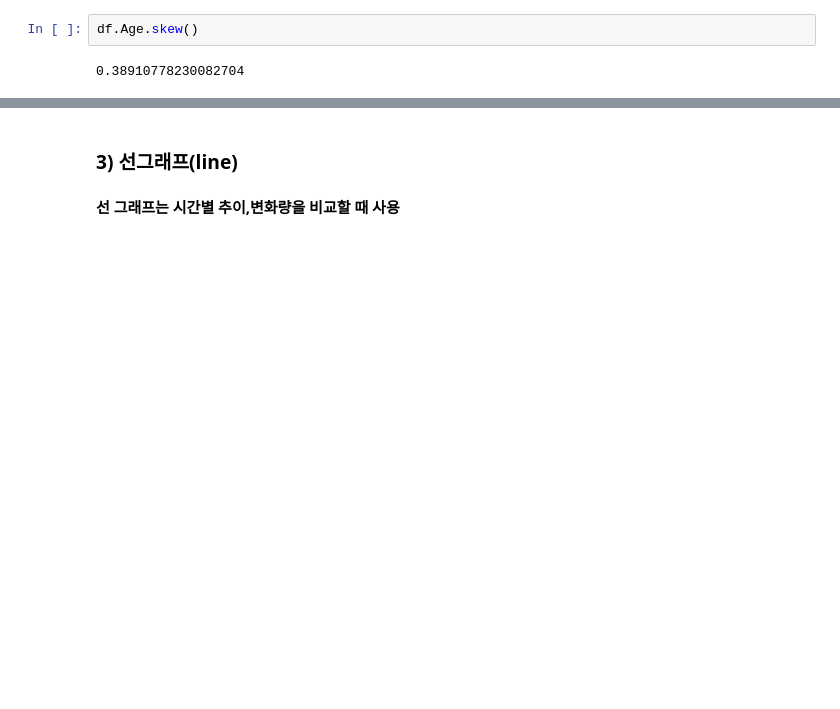
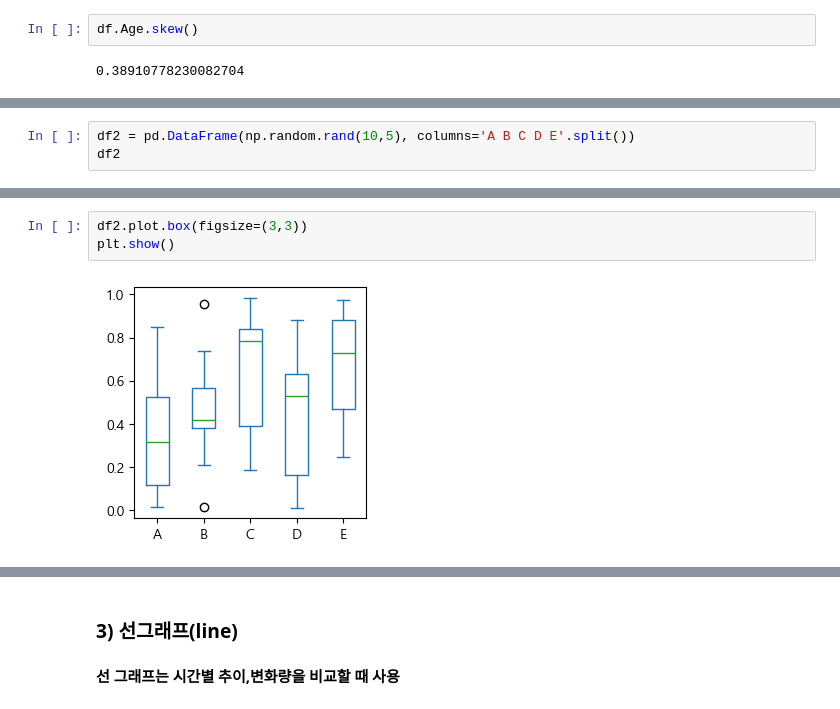
Before and after one commit to rlfgus0821/-HTML-, a Jupyter notebook: 05_pandas/pandas_06_데이터파악과조작6_plot으로시각화.ipynb, the cells around one changed output, grey strips where cells are left out. Saved outputs shown, nothing was run; the diff lists cells and outputs as text; blank space fills up the shorter version.

```diff
--- a/05_pandas/pandas_06_데이터파악과조작6_plot으로시각화.ipynb
+++ b/05_pandas/pandas_06_데이터파악과조작6_plot으로시각화.ipynb
@@ -309,0 +329,3 @@ df.Age.skew()
+# %%
+df2 = pd.DataFrame(np.random.rand(10,5), columns='A B C D E'.split())
+df2
@@ -309,0 +344,5 @@ df.Age.skew()
+# %%
+df2.plot.box(figsize=(3,3))
+plt.show()
+# %% [output]
+[figure, added]
```
Also changed, not shown: parts of 34 cells of this notebook, 1 other file.
